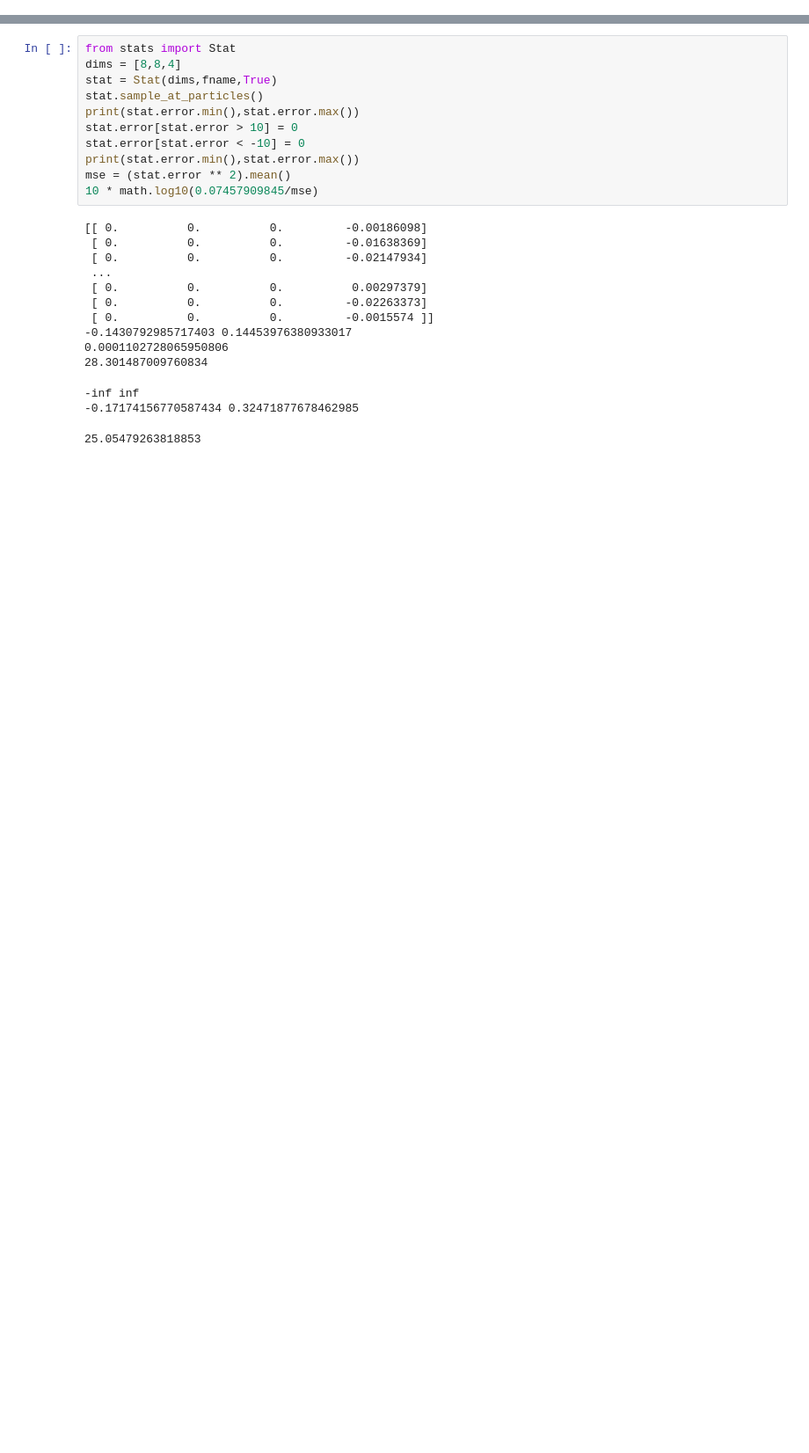
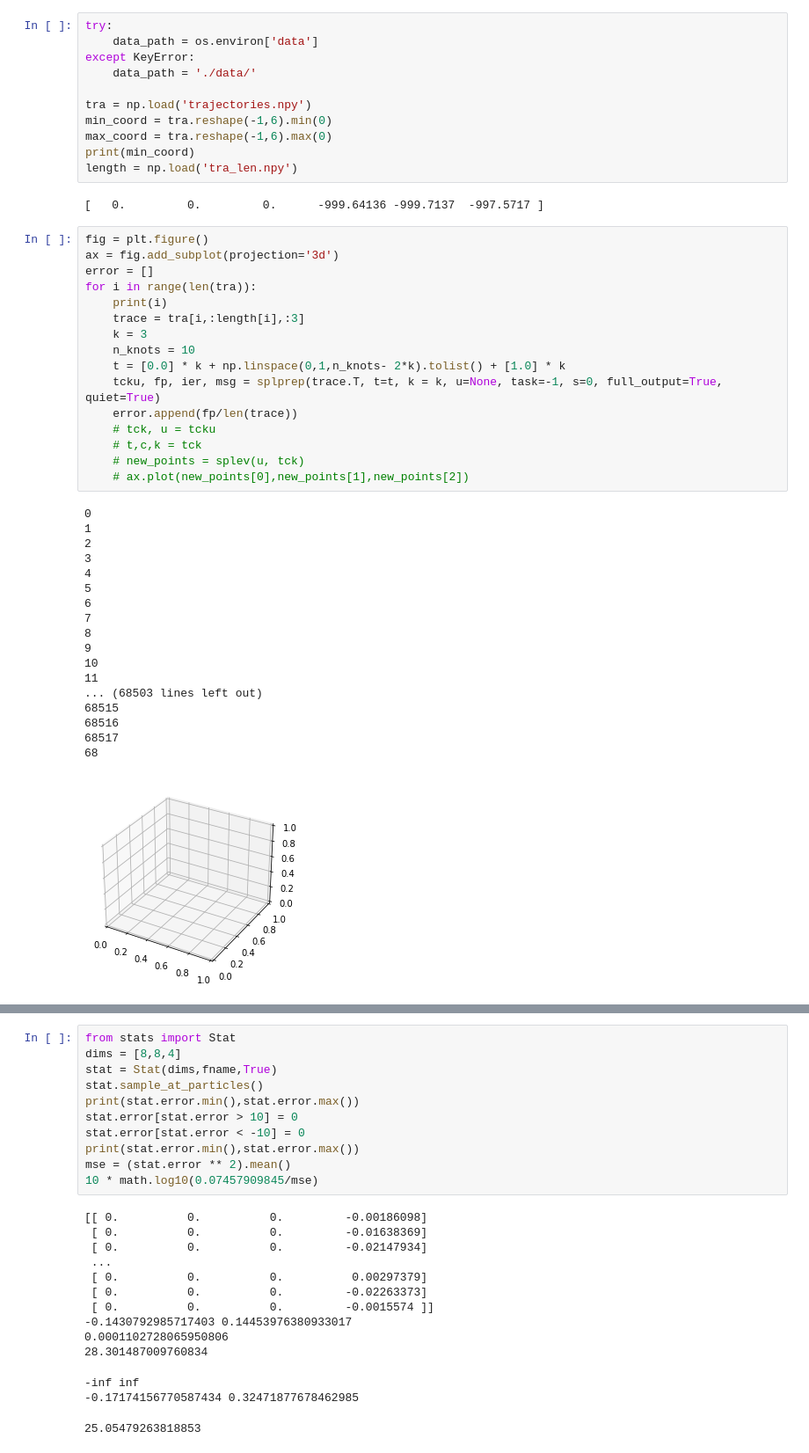
Before and after one commit to harviu/siren, a Jupyter notebook: test.ipynb, the cells around one changed output, grey strips where cells are left out. Shown at 88% size. Saved outputs shown, nothing was run; the diff lists cells and outputs as text; blank space fills up the shorter version.

```diff
--- a/test.ipynb
+++ b/test.ipynb
@@ -43,0 +7,48 @@ array([[2.1339812e+00, 2.3097131e-01, 7.8626396e-04],
+# %%
+try:
+    data_path = os.environ['data']
+except KeyError:
+    data_path = './data/'
+
+tra = np.load('trajectories.npy')
+min_coord = tra.reshape(-1,6).min(0)
+max_coord = tra.reshape(-1,6).max(0)
+print(min_coord)
+length = np.load('tra_len.npy')
+# %% [output]
+[   0.         0.         0.      -999.64136 -999.7137  -997.5717 ]
+# %%
+fig = plt.figure()
+ax = fig.add_subplot(projection='3d')
+error = []
+for i in range(len(tra)):
+    print(i)
+    trace = tra[i,:length[i],:3]
+    k = 3
+    n_knots = 10
+    t = [0.0] * k + np.linspace(0,1,n_knots- 2*k).tolist() + [1.0] * k
+    tcku, fp, ier, msg = splprep(trace.T, t=t, k = k, u=None, task=-1, s=0, full_output=True, quiet=True)
+    error.append(fp/len(trace))
+    # tck, u = tcku
+    # t,c,k = tck
+    # new_points = splev(u, tck)
+    # ax.plot(new_points[0],new_points[1],new_points[2])
+# %% [output]
+0
+1
+2
+3
+4
+5
+6
+7
+8
+9
+10
+11
+... (68503 lines left out)
+68515
+68516
+68517
+68
+[figure, added]
```
Also changed, not shown: parts of 4 cells of this notebook, 3 other files.
